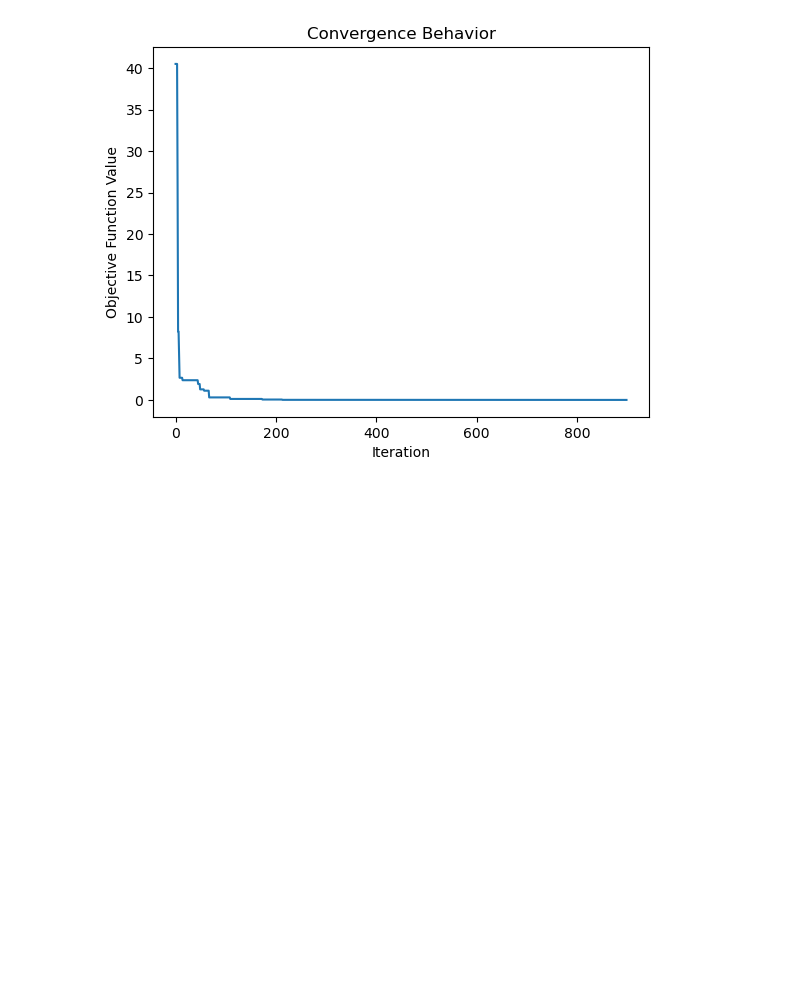
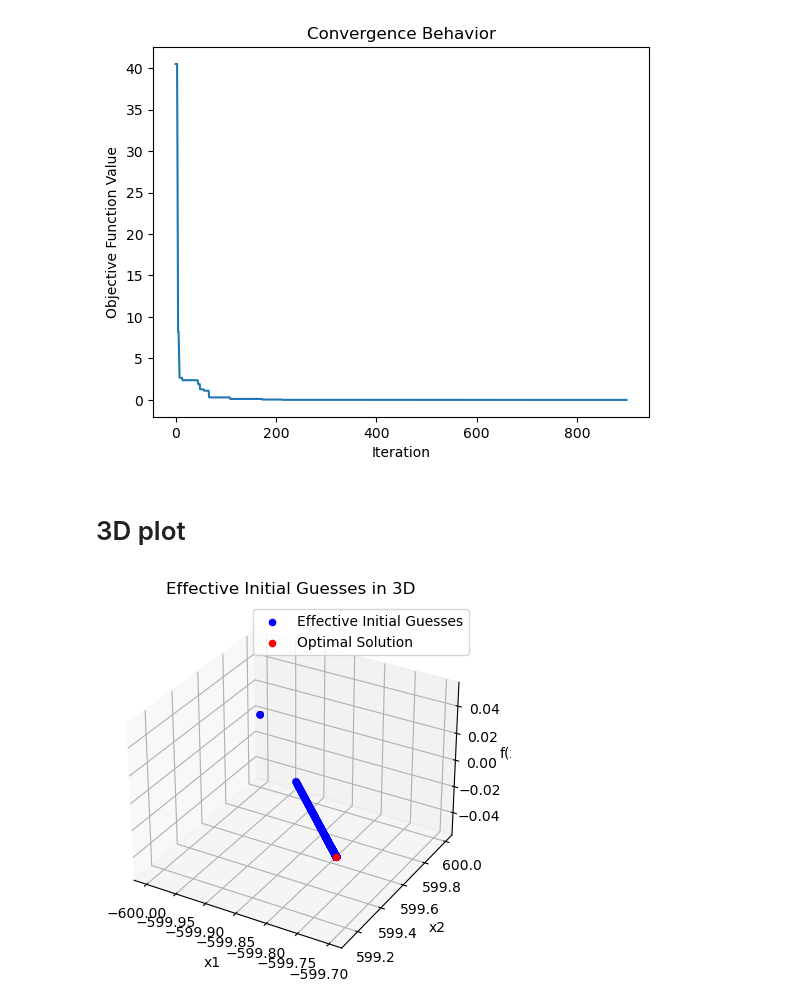
Before and after one commit to NumEconCopenhagen/projects-2023-rikke-og-emma, a Jupyter notebook: Examproject/Exam-2023-notebook.ipynb, the cells around one changed output. Drawn from its saved outputs; the diff is of its cells as text; code cells hidden in the pictures; blank space fills up the shorter version.

```diff
--- a/Examproject/Exam-2023-notebook.ipynb
+++ b/Examproject/Exam-2023-notebook.ipynb
@@ -933,3 +919,75 @@ plt.show()
 # %% [output]
 [figure]
 [figure]
+# %% [markdown]
+# 3D plot
+# %%
+import numpy as np
+from scipy.optimize import minimize
+import matplotlib.pyplot as plt
+from mpl_toolkits.mplot3d import Axes3D
+
+def griewank(x):
+    return griewank_(x[0], x[1])
+
+def griewank_(x1, x2):
+    A = x1**2 / 4000 + x2**2 / 4000
+    B = np.cos(x1 / np.sqrt(1)) * np.cos(x2 / np.sqrt(2))
+    return A - B + 1
+
+def refined_global_optimizer(bounds, tolerance, warmup_iters, max_iters):
+    best_x = None
+    best_f = float('inf')
+    x_star = np.zeros(2)  # Initial x*
+    x_k0_values = []
+
+    for k in range(max_iters):
+        if k >= warmup_iters:
+            chi = 0.5 * (2 / (1 + np.exp((k - warmup_iters) / 100)))
+            x_k = np.random.uniform(bounds[0], bounds[1])  # Step 3.A
+            x_k0 = chi * x_k + (1 - chi) * x_star  # Step 3.D
+        else:
+            x_k0 = np.random.uniform(bounds[0], bounds[1])  # Step 3.A
+
+        x_k0_values.append(x_k0)  # Store x_k0 for plotting
+
+        result = minimize(griewank, x_k0, method='BFGS', tol=tolerance)  # Step 3.E
+
+        if result.fun < best_f:  # Step 3.F
+            best_x = result.x
+            best_f = result.fun
+
+        x_star = best_x
+
+        if best_f < tolerance:  # Step 3.G
+            break
+
+    return best_x, x_k0_values
+
+# Settings
+bounds = np.array([[-600, 600], [-600, 600]])
+tolerance = 1e-8
+warmup_iters = 10
+max_iters = 1000
+
+# Run the optimizer
+x_star, x_k0_values = refined_global_optimizer(bounds, tolerance, warmup_iters, max_iters)
+
+# Extract x1 and x2 values from x_k0_values
+x_k0_values = np.array(x_k0_values)
+x1_values = x_k0_values[:, 0]
+x2_values = x_k0_values[:, 1]
+
+# Plot the effective initial guesses in 3D
+fig = plt.figure()
+ax = fig.add_subplot(111, projection='3d')
+ax.scatter(x1_values, x2_values, np.zeros_like(x1_values), c='b', label='Effective Initial Guesses')
+ax.scatter(x_star[0], x_star[1], 0, c='r', label='Optimal Solution')
+ax.set_xlabel('x1')
+ax.set_ylabel('x2')
+ax.set_zlabel('f(x)')
+ax.set_title('Effective Initial Guesses in 3D')
+ax.legend()
+plt.show()
+# %% [output]
+[figure, added]
```
Also changed, not shown: parts of 10 cells of this notebook.
